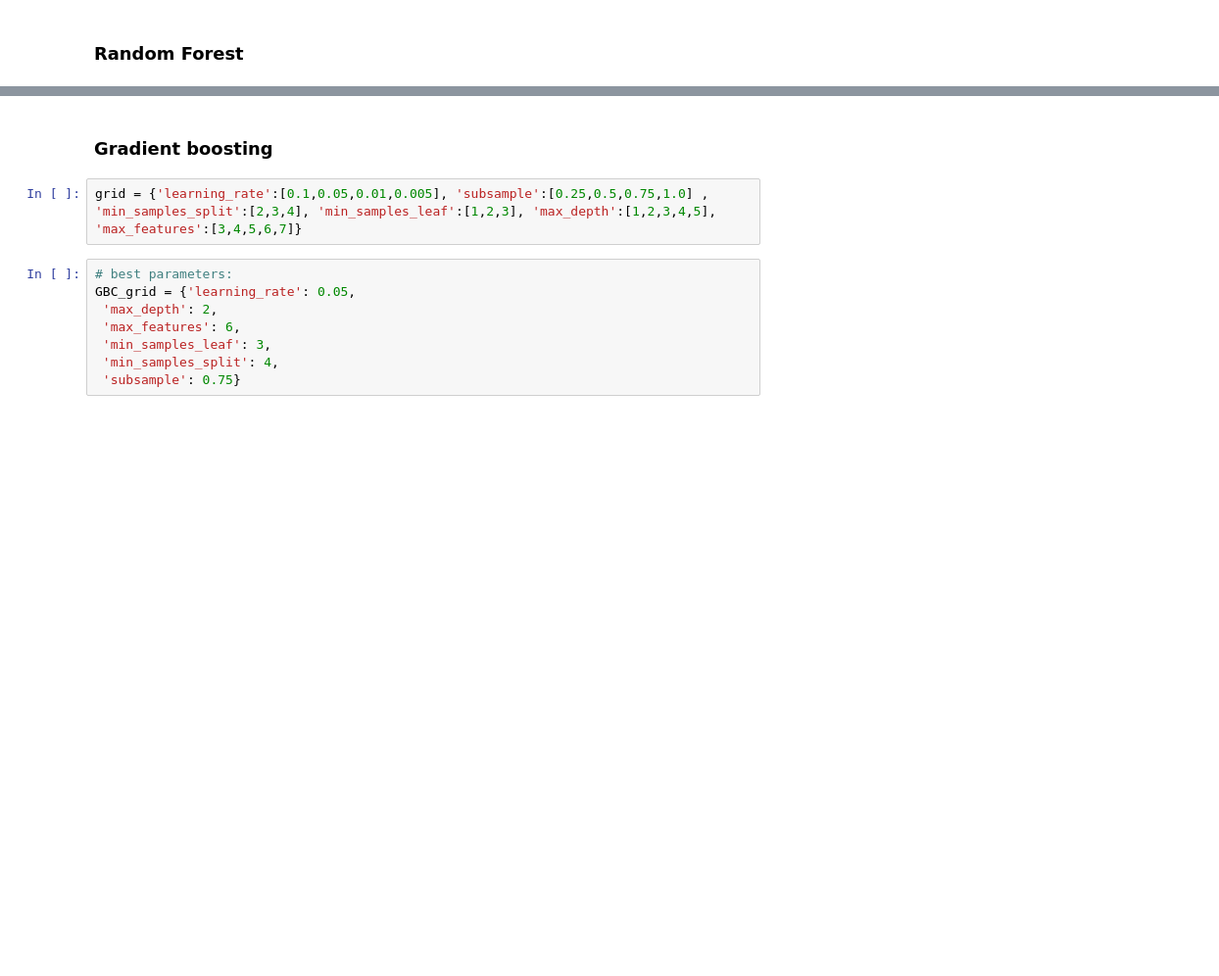
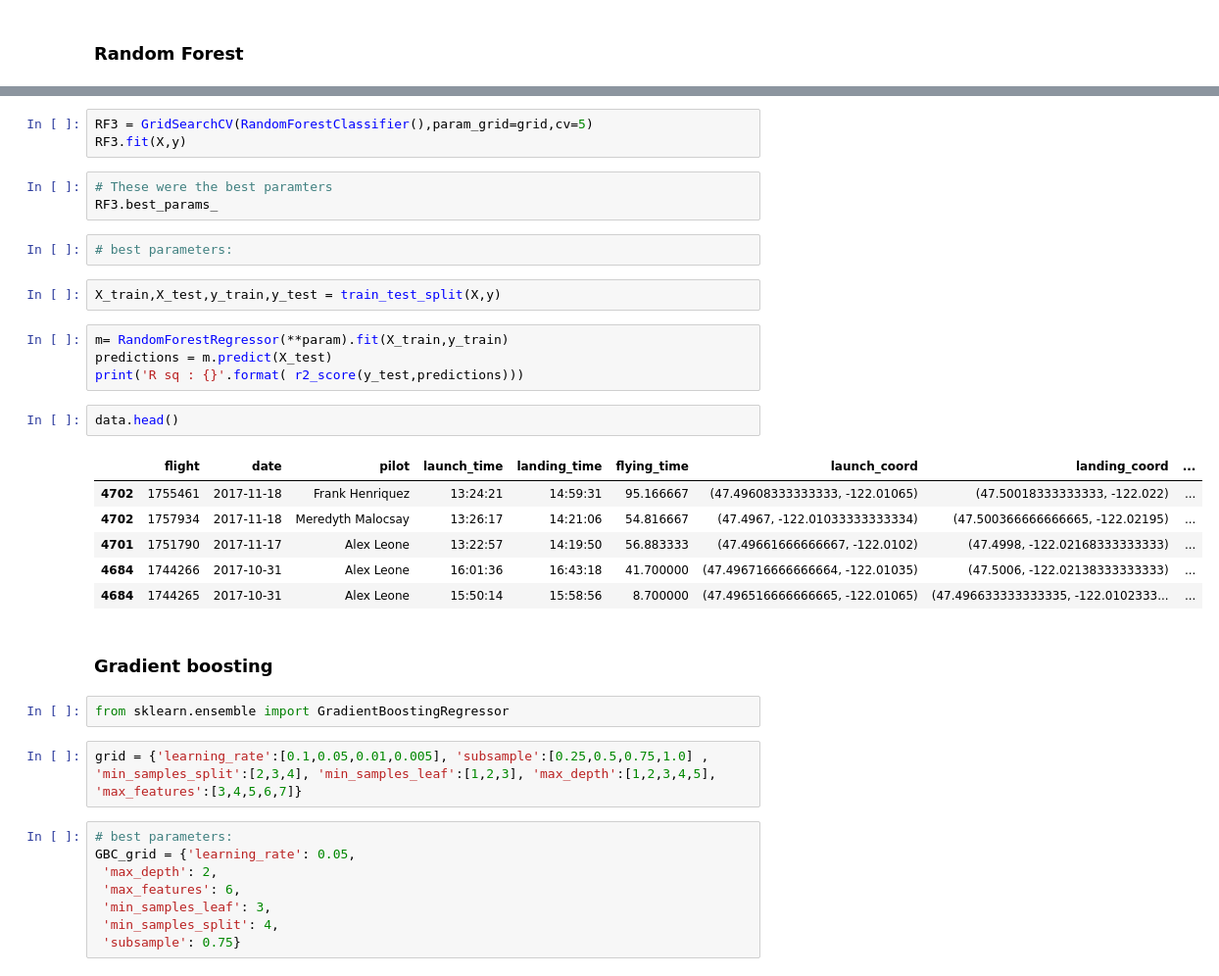
Before and after one commit to eddietheangel/soaring_predictor, a Jupyter notebook: notebooks/Model_fit.ipynb, the cells around one changed output, grey strips where cells are left out. Shown at 98% size. Saved outputs shown, nothing was run; the diff lists cells and outputs as text; blank space fills up the shorter version.

```diff
--- a/notebooks/Model_fit.ipynb
+++ b/notebooks/Model_fit.ipynb
@@ -138,5 +255,30 @@ param = {'max_depth': 5,
+# %%
+RF3 = GridSearchCV(RandomForestClassifier(),param_grid=grid,cv=5)
+RF3.fit(X,y)
+# %%
+# These were the best paramters
+RF3.best_params_
+# %%
+# best parameters:
+# %%
+X_train,X_test,y_train,y_test = train_test_split(X,y)
+# %%
+m= RandomForestRegressor(**param).fit(X_train,y_train)
+predictions = m.predict(X_test)
+print('R sq : {}'.format( r2_score(y_test,predictions)))
+# %%
+data.head()
+# %% [output]
+|  | flight | date | pilot | launch_time | landing_time | flying_time | launch_coord | landing_coord | ... |
+| 4702 | 1755461 | 2017-11-18 | Frank Henriquez | 13:24:21 | 14:59:31 | 95.166667 | (47.49608333333333, -122.01065) | (47.50018333333333, -122.022) | ... |
+| 4702 | 1757934 | 2017-11-18 | Meredyth Malocsay | 13:26:17 | 14:21:06 | 54.816667 | (47.4967, -122.01033333333334) | (47.500366666666665, -122.02195) | ... |
+| 4701 | 1751790 | 2017-11-17 | Alex Leone | 13:22:57 | 14:19:50 | 56.883333 | (47.49661666666667, -122.0102) | (47.4998, -122.02168333333333) | ... |
+| 4684 | 1744266 | 2017-10-31 | Alex Leone | 16:01:36 | 16:43:18 | 41.700000 | (47.496716666666664, -122.01035) | (47.5006, -122.02138333333333) | ... |
+| 4684 | 1744265 | 2017-10-31 | Alex Leone | 15:50:14 | 15:58:56 | 8.700000 | (47.496516666666665, -122.01065) | (47.496633333333335, -122.0102333... | ... |
 # %% [markdown]
 ### Gradient boosting
+# %%
+from sklearn.ensemble import GradientBoostingRegressor
 # %%
 grid = {'learning_rate':[0.1,0.05,0.01,0.005], 'subsample':[0.25,0.5,0.75,1.0] , 'min_samples_split':[2,3,4], 'min_samples_leaf':[1,2,3], 'max_depth':[1,2,3,4,5], 'max_features':[3,4,5,6,7]}
 # %%
```
Also changed, not shown: parts of 33 cells of this notebook, 3 other files.
